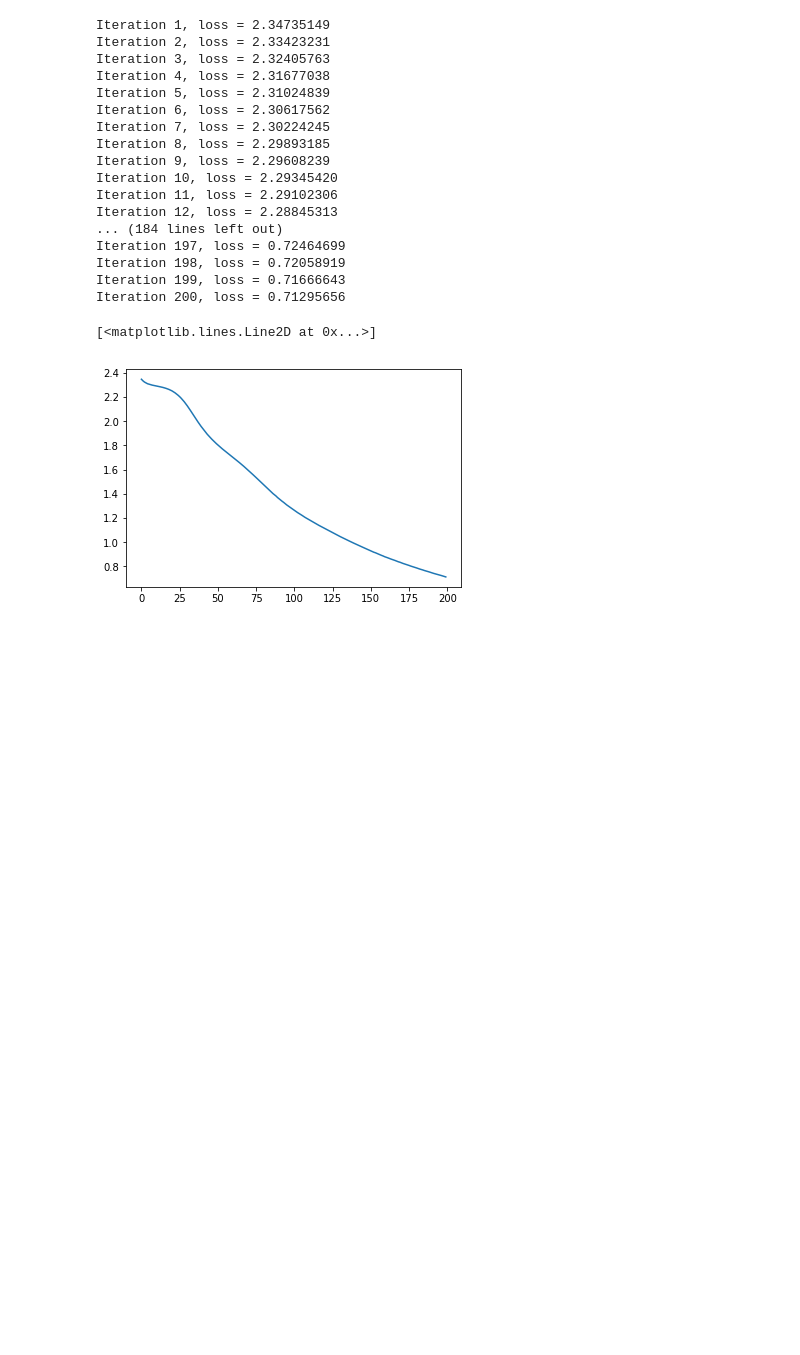
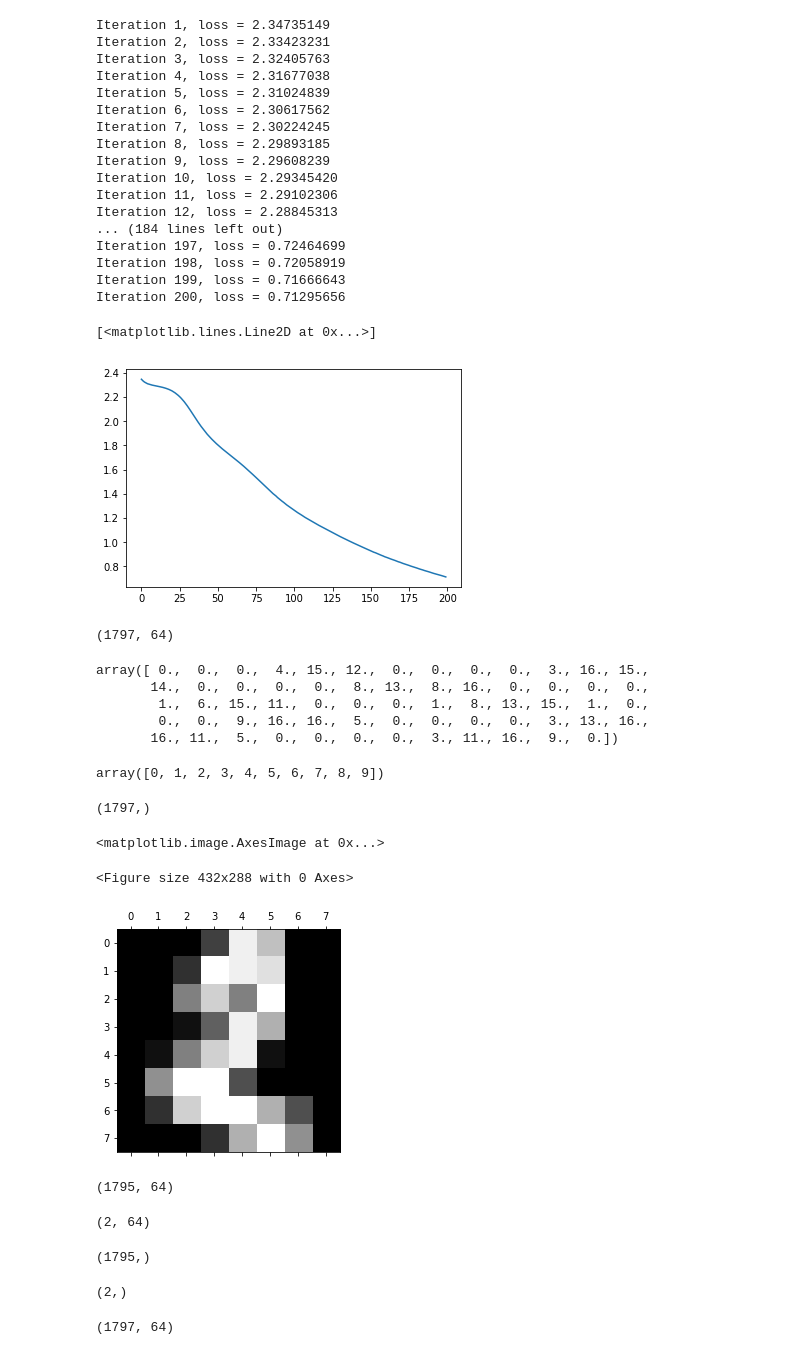
Before and after one commit to pinardi10/pinardi-antonius, a Jupyter notebook: digits_example.ipynb, the cells around one changed output. Saved outputs shown, nothing was run; the diff lists cells and outputs as text; code cells hidden in the pictures; blank space fills up the shorter version.

```diff
--- a/digits_example.ipynb
+++ b/digits_example.ipynb
@@ -194,0 +211,31 @@ plt.plot(loss_values)
+# %%
+digits = load_digits()
+iris = datasets.load_iris()
+# %%
+digits.data.shape
+# %% [output]
+(1797, 64)
+# %%
+digits.data[2]
+# %% [output]
+array([ 0.,  0.,  0.,  4., 15., 12.,  0.,  0.,  0.,  0.,  3., 16., 15.,
+       14.,  0.,  0.,  0.,  0.,  8., 13.,  8., 16.,  0.,  0.,  0.,  0.,
+        1.,  6., 15., 11.,  0.,  0.,  0.,  1.,  8., 13., 15.,  1.,  0.,
+        0.,  0.,  9., 16., 16.,  5.,  0.,  0.,  0.,  0.,  3., 13., 16.,
+       16., 11.,  5.,  0.,  0.,  0.,  0.,  3., 11., 16.,  9.,  0.])
+# %%
+digits.target_names
+# %% [output]
+array([0, 1, 2, 3, 4, 5, 6, 7, 8, 9])
+# %%
+digits.target.shape
+# %% [output]
+(1797,)
+# %%
+import matplotlib.pyplot as plt
+plt.gray()
+plt.matshow(digits.images[2])
+# %% [output]
+<matplotlib.image.AxesImage at 0x...>
+<Figure size 432x288 with 0 Axes>
+[figure, added]
@@ -194,0 +247,20 @@ plt.plot(loss_values)
+# %%
+x_train.shape
+# %% [output]
+(1795, 64)
+# %%
+x_test.shape
+# %% [output]
+(2, 64)
+# %%
+y_train.shape
+# %% [output]
+(1795,)
+# %%
+y_test.shape
+# %% [output]
+(2,)
+# %%
+digits.data.shape
+# %% [output]
+(1797, 64)
```
Also changed, not shown: parts of 22 cells of this notebook.
